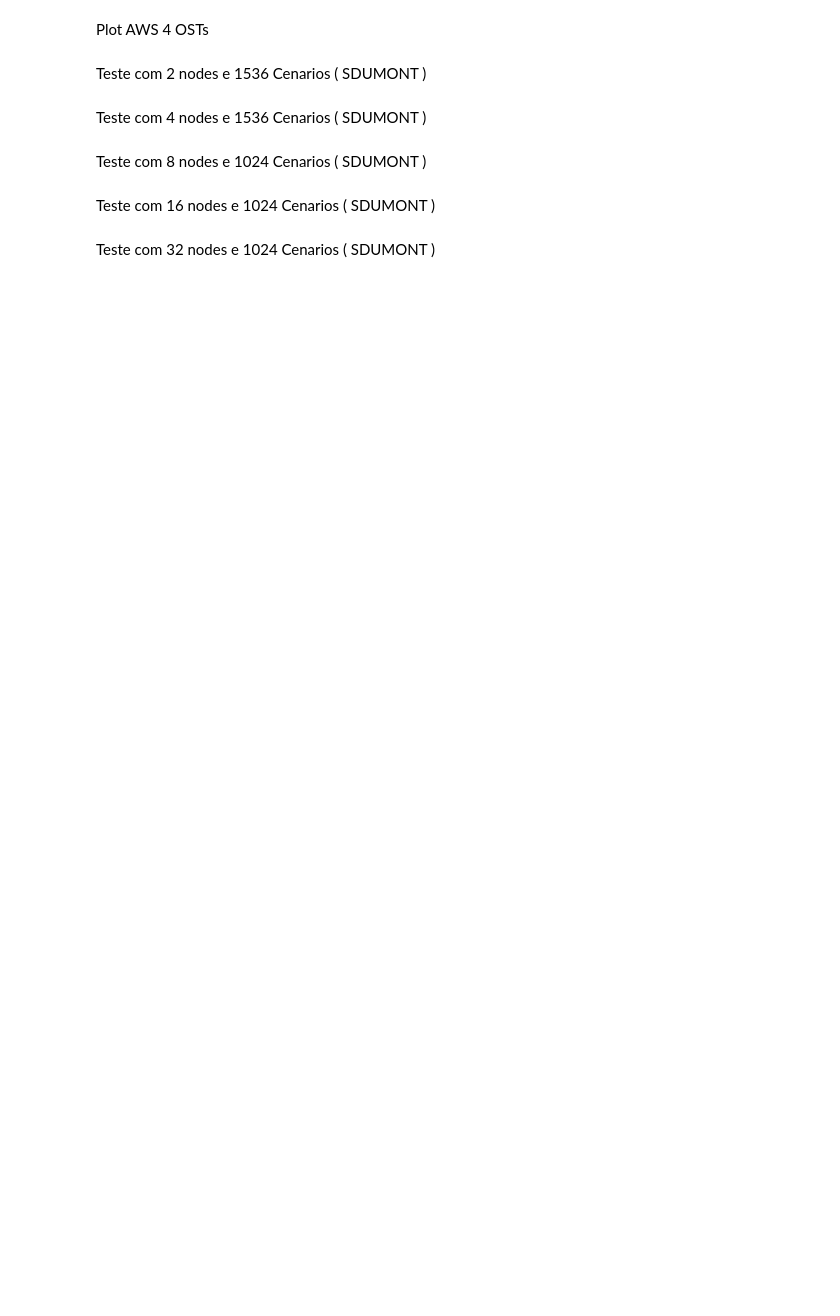
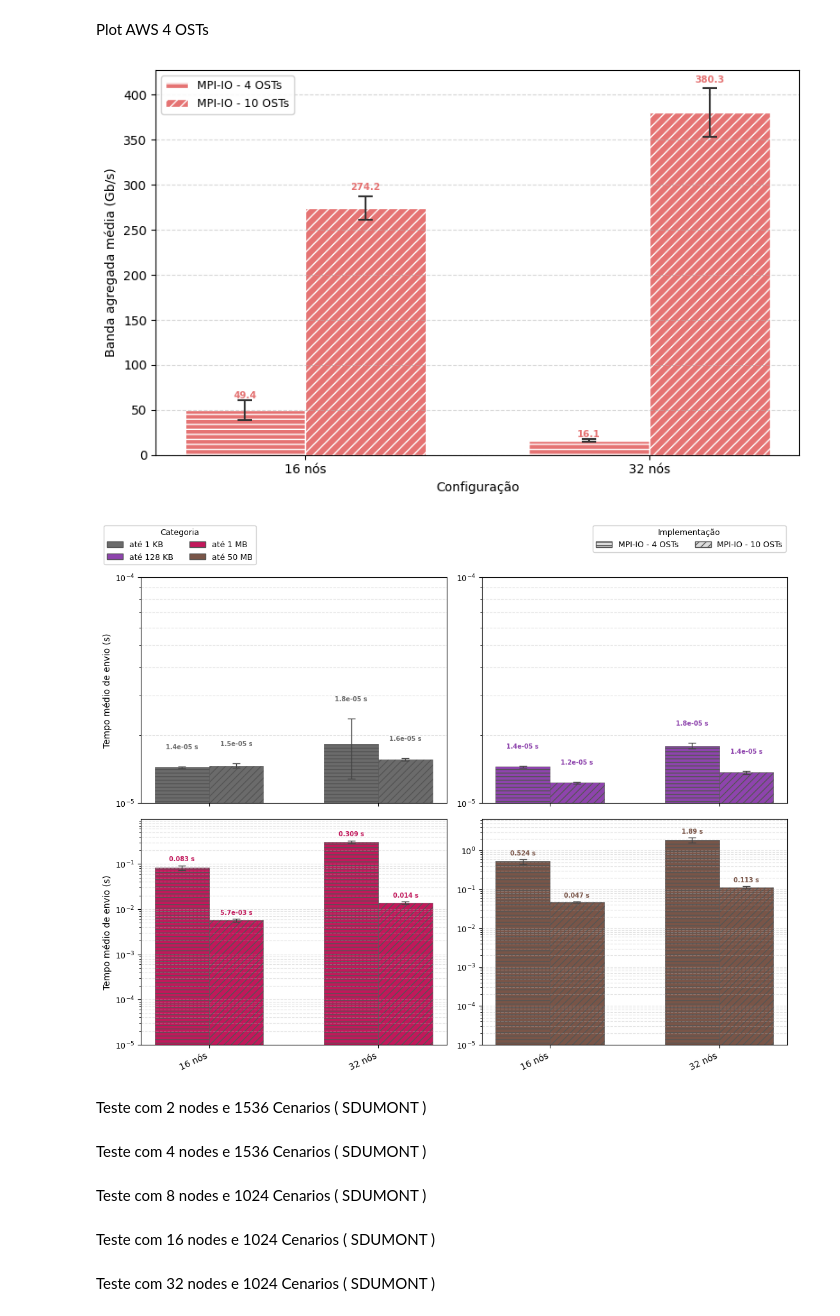
Before and after one commit to mbrcruz/PlotMPI, a Jupyter notebook: PlotResults/PlotResults.ipynb, the cells around one changed output. Drawn from its saved outputs; the diff is of its cells as text; code cells hidden in the pictures; blank space fills up the shorter version.

Commit message:
Fix implemantation format

```diff
--- a/PlotResults/PlotResults.ipynb
+++ b/PlotResults/PlotResults.ipynb
@@ -143,21 +147,24 @@ Plot AWS 4 OSTs
 # %%
 from MyPlot import *
 import os
 import numpy as np
 import matplotlib.pyplot as plt
 
 
 p1 =  MyPlot(os.path.join(path_dados_aws_mpio, "2-Nodes"),
             2 , 24, numberScenario ,TypeEvaluation.JUST_SEND)
 
 
 
 exps = [
     (os.path.join(path_dados_aws_osts, "plot.csv"),        "MPI-IO - 4 OSTs"),
     (os.path.join(path_dados_aws_mpio, "plot.csv"), "MPI-IO - 10 OSTs"),
 ]
-p1.plotBandwidth(exps,"AWS",nodes_filter=[16,32])
-p1.plotBlocks(exps,"AWS",nodes_filter=[16,32])
+p1.plotBandwidth(exps,"AWS",nodes_filter=[16,32],implementation_formats=[2,1])
+p1.plotBlocks(exps,"AWS",nodes_filter=[16,32],implementation_formats=[2,1])
+# %% [output]
+[figure, added]
+[figure, added]
 # %% [markdown]
 Teste com 2 nodes e 1536 Cenarios ( SDUMONT )
 # %%
```
Also changed, not shown: parts of 11 cells of this notebook, 1 other file.
